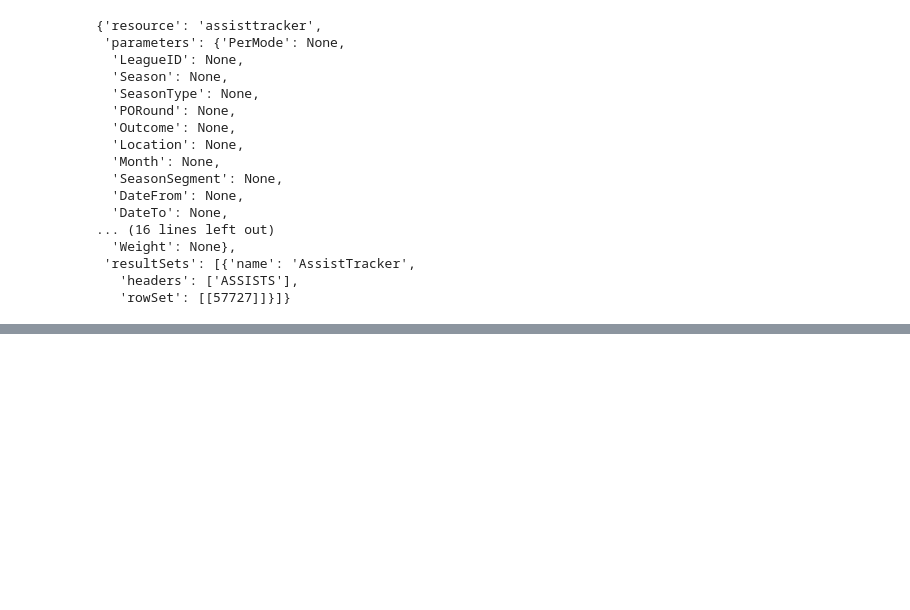
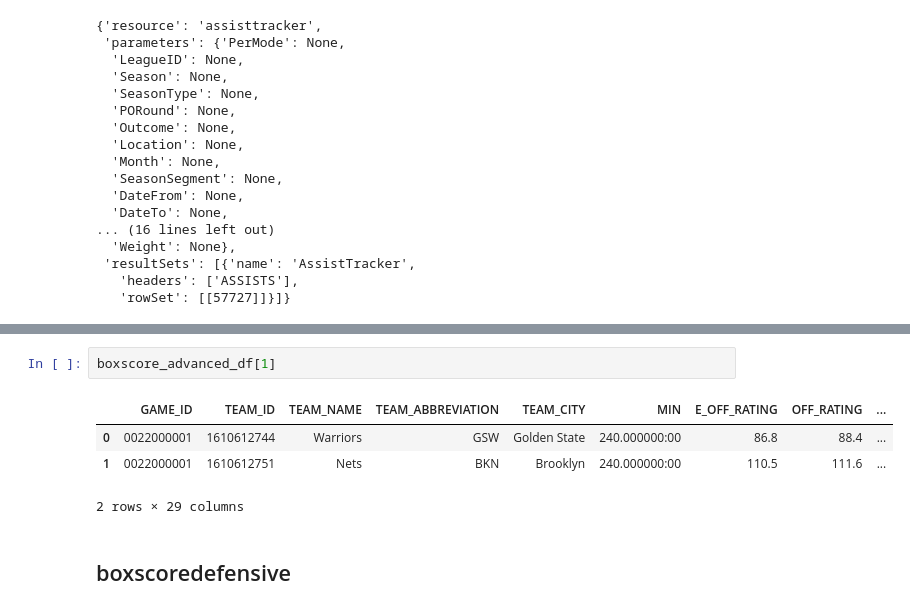
Before and after one commit to ChiehYuu/DataMining, a Jupyter notebook: NBA_data_mining/nba_stats.ipynb, the cells around one changed output, grey strips where cells are left out. Cells and saved outputs as stored; diff of their text form; blank space fills up the shorter version.

```diff
--- a/NBA_data_mining/nba_stats.ipynb
+++ b/NBA_data_mining/nba_stats.ipynb
@@ -165,0 +192,9 @@ assist_tracker.get_dict()
+# %%
+boxscore_advanced_df[1]
+# %% [output]
+|  | GAME_ID | TEAM_ID | TEAM_NAME | TEAM_ABBREVIATION | TEAM_CITY | MIN | E_OFF_RATING | OFF_RATING | ... |
+| 0 | 0022000001 | 1610612744 | Warriors | GSW | Golden State | 240.000000:00 | 86.8 | 88.4 | ... |
+| 1 | 0022000001 | 1610612751 | Nets | BKN | Brooklyn | 240.000000:00 | 110.5 | 111.6 | ... |
+2 rows × 29 columns
+# %% [markdown]
+## boxscoredefensive
```
Also changed, not shown: parts of 6 cells of this notebook, 2 other files.
